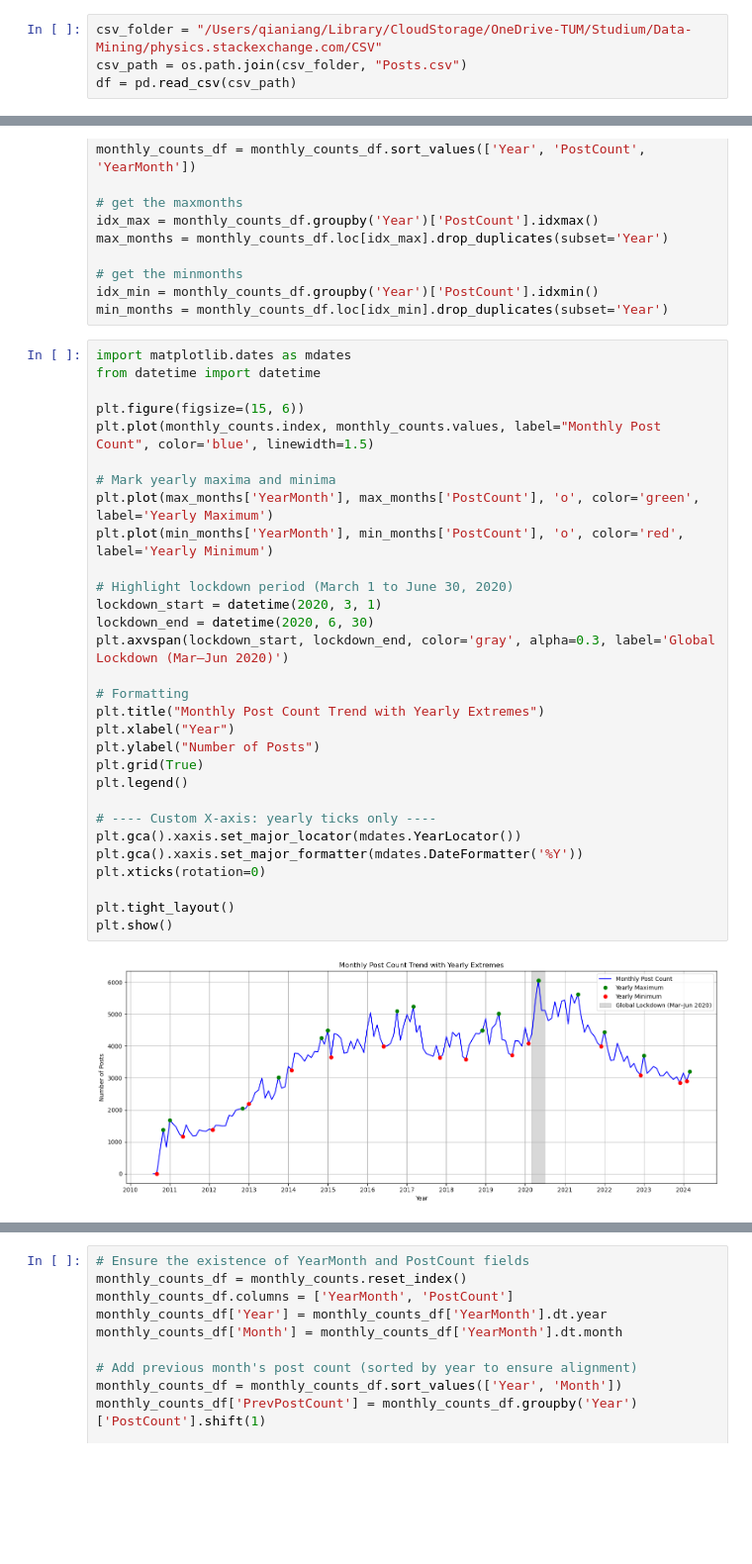
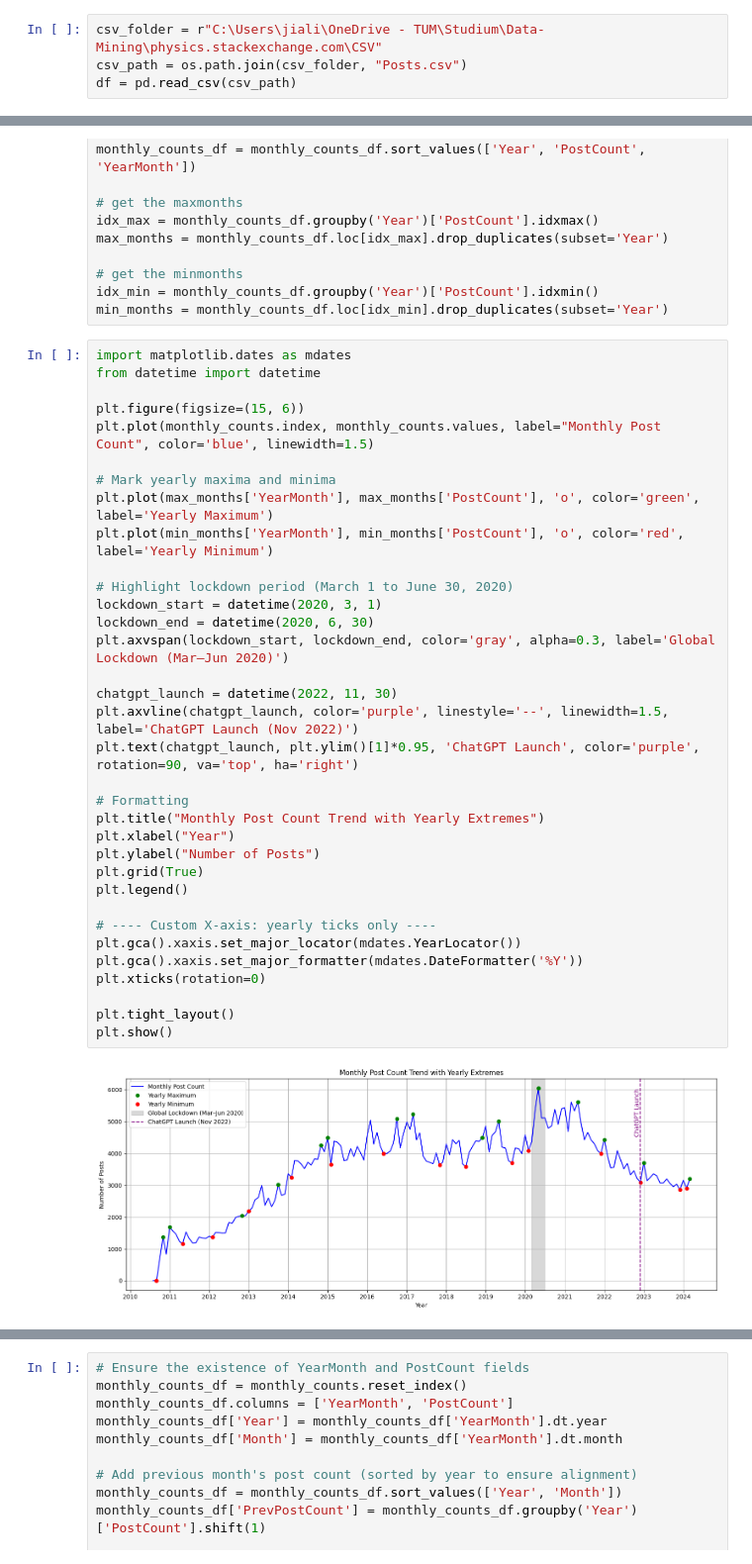
Before and after one commit to QiaNiang/Data-Mining-Stackexchange, a Jupyter notebook: EDA/Posts_Visualization.ipynb, the cells around one changed output, grey strips where cells are left out. Shown at 99% size. Cells and saved outputs as stored; diff of their text form; blank space fills up the shorter version.

```diff
--- a/EDA/Posts_Visualization.ipynb
+++ b/EDA/Posts_Visualization.ipynb
@@ -16,7 +16,7 @@ def remove_math_expressions(text):
     text = re.sub(r'<math.*?>.*?</math>', '', text, flags=re.DOTALL)
     return text
 # %%
-csv_folder = "/Users/qianiang/Library/CloudStorage/OneDrive-TUM/Studium/Data-Mining/physics.stackexchange.com/CSV"
+csv_folder = r"C:\Users\jiali\OneDrive - TUM\Studium\Data-Mining\physics.stackexchange.com\CSV"
 csv_path = os.path.join(csv_folder, "Posts.csv")
 df = pd.read_csv(csv_path)
 # %%
@@ -331,34 +331,38 @@ min_months = monthly_counts_df.loc[idx_min].drop_duplicates(subset='Year')
 import matplotlib.dates as mdates
 from datetime import datetime
 
 plt.figure(figsize=(15, 6))
 plt.plot(monthly_counts.index, monthly_counts.values, label="Monthly Post Count", color='blue', linewidth=1.5)
 
 # Mark yearly maxima and minima
 plt.plot(max_months['YearMonth'], max_months['PostCount'], 'o', color='green', label='Yearly Maximum')
 plt.plot(min_months['YearMonth'], min_months['PostCount'], 'o', color='red', label='Yearly Minimum')
 
 # Highlight lockdown period (March 1 to June 30, 2020)
 lockdown_start = datetime(2020, 3, 1)
 lockdown_end = datetime(2020, 6, 30)
 plt.axvspan(lockdown_start, lockdown_end, color='gray', alpha=0.3, label='Global Lockdown (Mar–Jun 2020)')
 
+chatgpt_launch = datetime(2022, 11, 30)
+plt.axvline(chatgpt_launch, color='purple', linestyle='--', linewidth=1.5, label='ChatGPT Launch (Nov 2022)')
+plt.text(chatgpt_launch, plt.ylim()[1]*0.95, 'ChatGPT Launch', color='purple', rotation=90, va='top', ha='right')
+
 # Formatting
 plt.title("Monthly Post Count Trend with Yearly Extremes")
 plt.xlabel("Year")
 plt.ylabel("Number of Posts")
 plt.grid(True)
 plt.legend()
 
 # ---- Custom X-axis: yearly ticks only ----
 plt.gca().xaxis.set_major_locator(mdates.YearLocator())
 plt.gca().xaxis.set_major_formatter(mdates.DateFormatter('%Y'))
 plt.xticks(rotation=0)
 
 plt.tight_layout()
 plt.show()
 # %% [output]
-[figure, old version]
+[figure, new version]
 # %%
 monthly_counts_df = monthly_counts.reset_index()
 monthly_counts_df.columns = ['YearMonth', 'PostCount']
```
Also changed, not shown: parts of 17 cells of this notebook, 1 other file.
